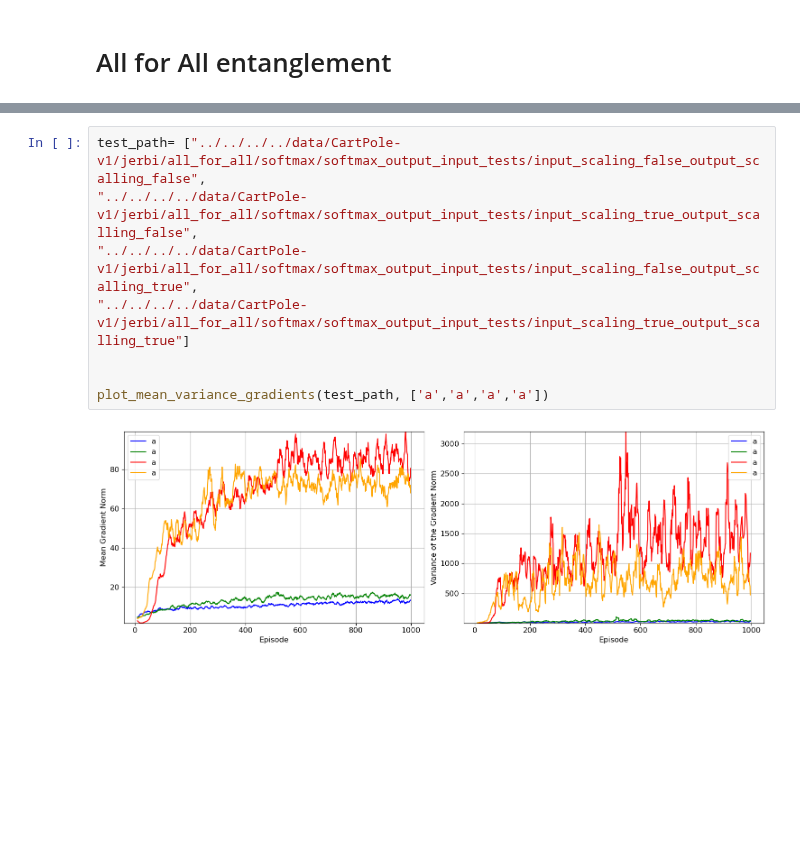
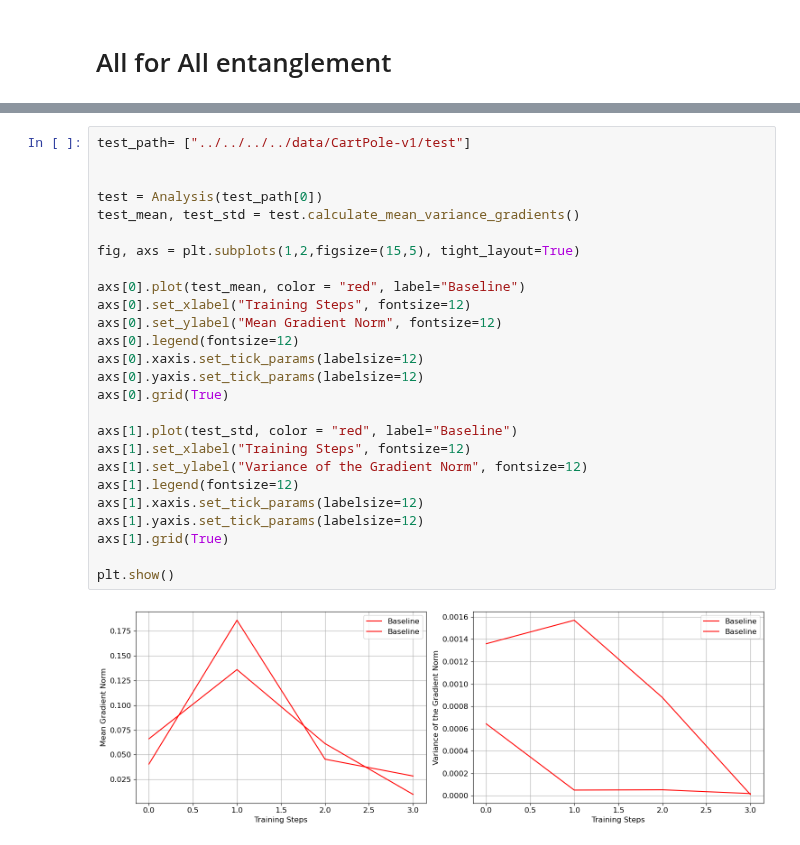
Before and after one commit to bernardombsoares/VQC_PolicyGradients, a Jupyter notebook: package/analysis/graph.ipynb, the cells around one changed output, grey strips where cells are left out. Saved outputs shown, nothing was run; the diff lists cells and outputs as text; blank space fills up the shorter version.

Commit message:
graph

```diff
--- a/package/analysis/graph.ipynb
+++ b/package/analysis/graph.ipynb
@@ -331,10 +332,28 @@ moving_rewards_plot(softmax_output_input_path, ['w/o output and input scaling','
-# %%
-test_path= ["../../../../data/CartPole-v1/jerbi/all_for_all/softmax/softmax_output_input_tests/input_scaling_false_output_scalling_false",
-"../../../../data/CartPole-v1/jerbi/all_for_all/softmax/softmax_output_input_tests/input_scaling_true_output_scalling_false",
-"../../../../data/CartPole-v1/jerbi/all_for_all/softmax/softmax_output_input_tests/input_scaling_false_output_scalling_true",
-"../../../../data/CartPole-v1/jerbi/all_for_all/softmax/softmax_output_input_tests/input_scaling_true_output_scalling_true"]
-
-
-plot_mean_variance_gradients(test_path, ['a','a','a','a'])
-# %% [output]
-[figure, removed]
+# %%
+test_path= ["../../../../data/CartPole-v1/test"]
+
+
+test = Analysis(test_path[0])
+test_mean, test_std = test.calculate_mean_variance_gradients()
+
+fig, axs = plt.subplots(1,2,figsize=(15,5), tight_layout=True)
+
+axs[0].plot(test_mean, color = "red", label="Baseline")
+axs[0].set_xlabel("Training Steps", fontsize=12)
+axs[0].set_ylabel("Mean Gradient Norm", fontsize=12)
+axs[0].legend(fontsize=12)
+axs[0].xaxis.set_tick_params(labelsize=12)
+axs[0].yaxis.set_tick_params(labelsize=12)
+axs[0].grid(True)
+
+axs[1].plot(test_std, color = "red", label="Baseline")
+axs[1].set_xlabel("Training Steps", fontsize=12)
+axs[1].set_ylabel("Variance of the Gradient Norm", fontsize=12)
+axs[1].legend(fontsize=12)
+axs[1].xaxis.set_tick_params(labelsize=12)
+axs[1].yaxis.set_tick_params(labelsize=12)
+axs[1].grid(True)
+
+plt.show()
+# %% [output]
+[figure, added]
```
Also changed, not shown: parts of 8 cells of this notebook.
